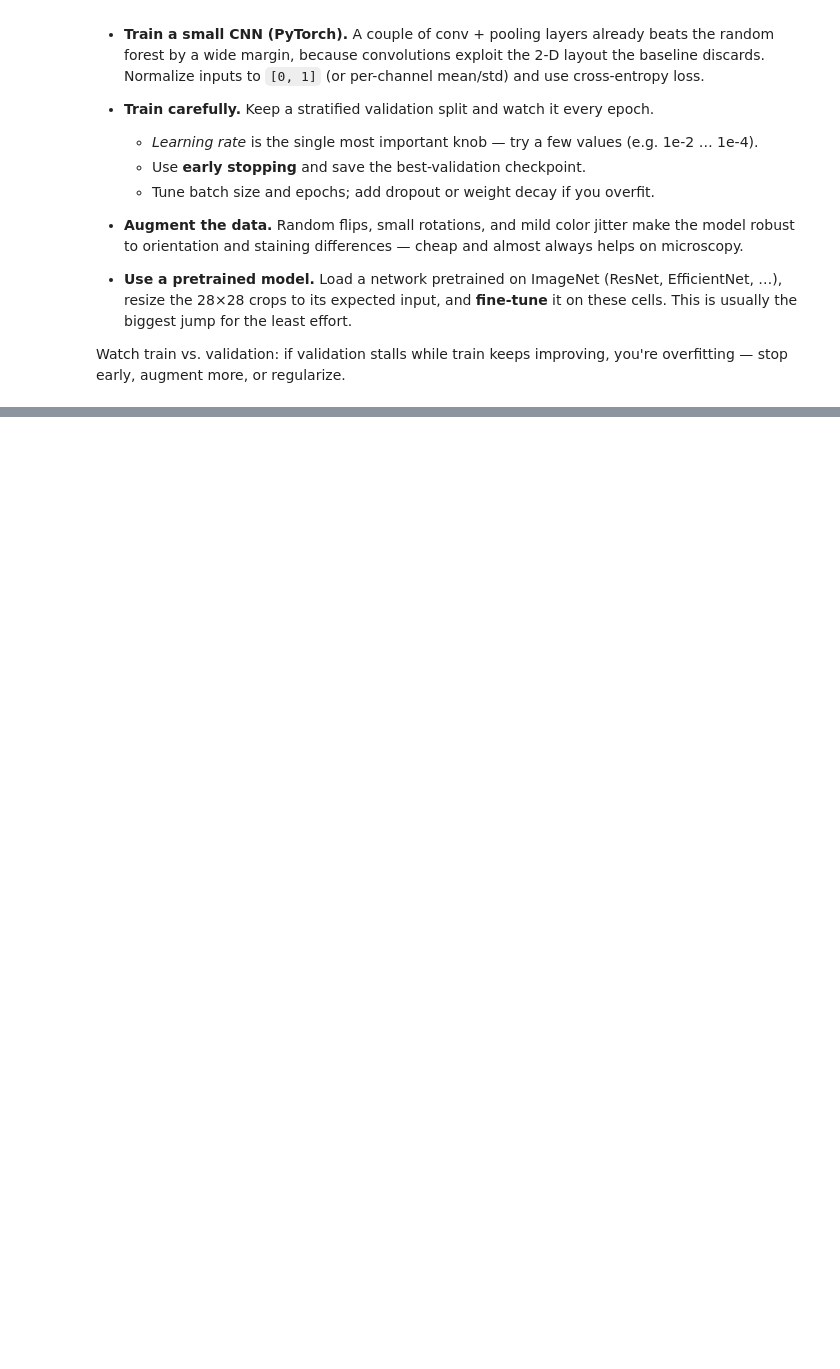
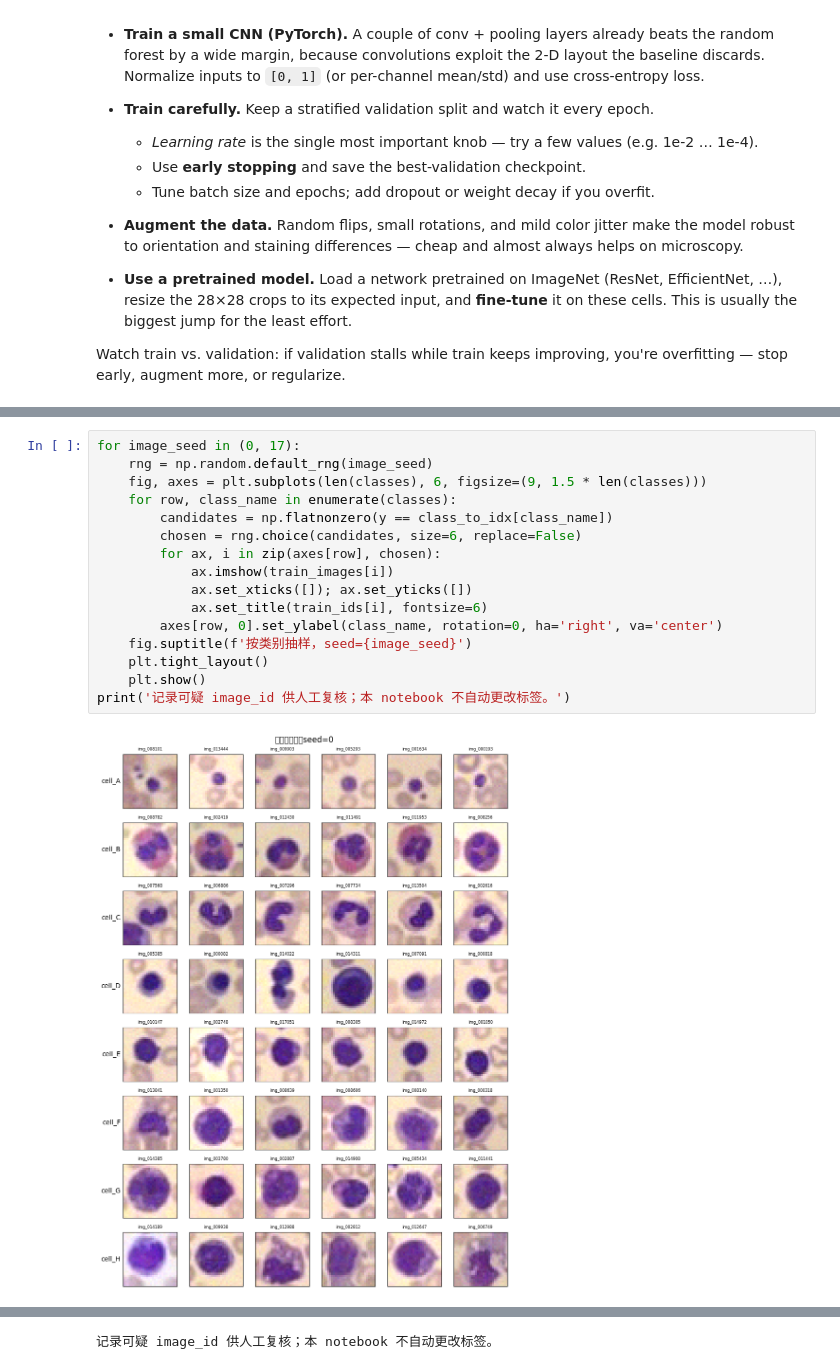
Before and after one commit to hanshunyi0-cyber/mlp-s5-case-study, a Jupyter notebook: website/public/modules/ms2a-machine-learning-practice/challenges/mlp-s5-blood-cells.ipynb, the cells around one changed output, grey strips where cells are left out. Cells and saved outputs as stored; diff of their text form; blank space fills up the shorter version.

```diff
--- a/website/public/modules/ms2a-machine-learning-practice/challenges/mlp-s5-blood-cells.ipynb
+++ b/website/public/modules/ms2a-machine-learning-practice/challenges/mlp-s5-blood-cells.ipynb
@@ -156,0 +268,18 @@ overfitting — stop early, augment more, or regularize.
+# %%
+for image_seed in (0, 17):
+    rng = np.random.default_rng(image_seed)
+    fig, axes = plt.subplots(len(classes), 6, figsize=(9, 1.5 * len(classes)))
+    for row, class_name in enumerate(classes):
+        candidates = np.flatnonzero(y == class_to_idx[class_name])
+        chosen = rng.choice(candidates, size=6, replace=False)
+        for ax, i in zip(axes[row], chosen):
+            ax.imshow(train_images[i])
+            ax.set_xticks([]); ax.set_yticks([])
+            ax.set_title(train_ids[i], fontsize=6)
+        axes[row, 0].set_ylabel(class_name, rotation=0, ha='right', va='center')
+    fig.suptitle(f'按类别抽样，seed={image_seed}')
+    plt.tight_layout()
+    plt.show()
+print('记录可疑 image_id 供人工复核；本 notebook 不自动更改标签。')
+# %% [output]
+[figure, added]
@@ -156,0 +287 @@ overfitting — stop early, augment more, or regularize.
+记录可疑 image_id 供人工复核；本 notebook 不自动更改标签。
```
Also changed, not shown: parts of 12 cells of this notebook.
